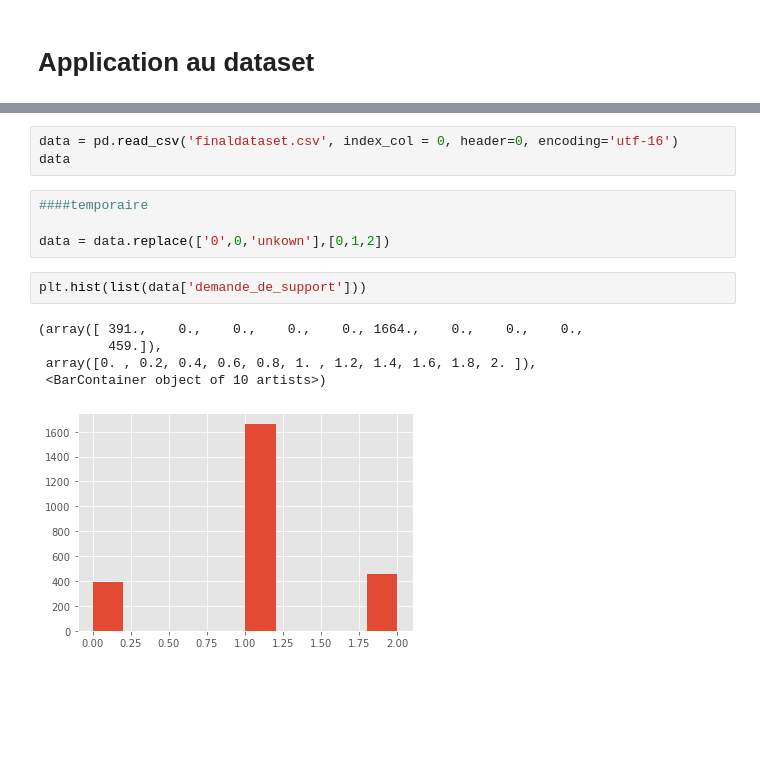
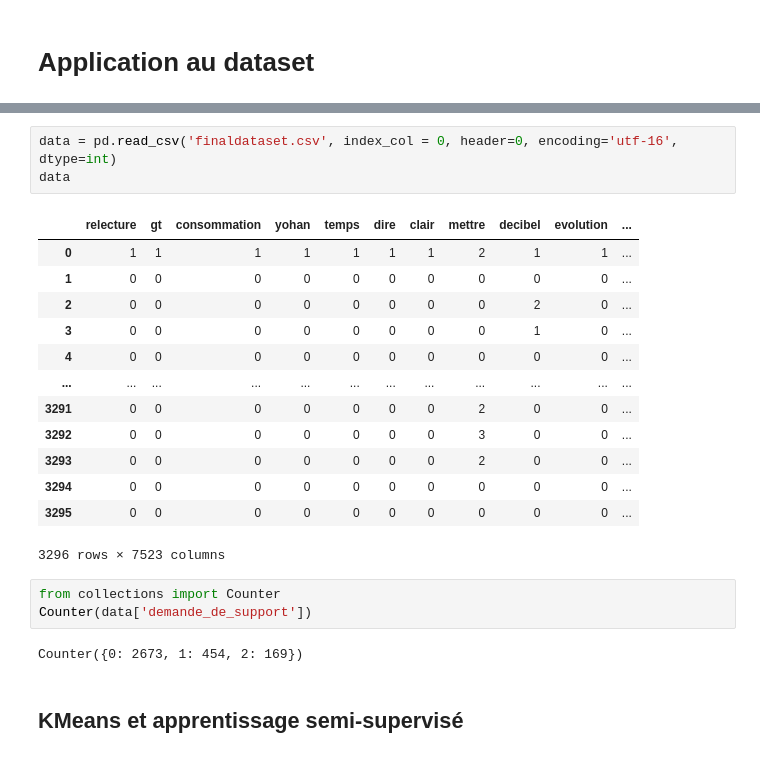
Before and after one commit to Maxime-LP/NLP-Mail-Classifier, a Jupyter notebook: models.ipynb, the cells around one changed output, grey strips where cells are left out. Drawn from its saved outputs; the diff is of its cells as text; blank space fills up the shorter version.

Commit message:
data prep + models

```diff
--- a/models.ipynb
+++ b/models.ipynb
@@ -53,16 +62,25 @@ Traitement des données ...
 Ecriture de finaldataset.csv ...
 # %%
-data = pd.read_csv('finaldataset.csv', index_col = 0, header=0, encoding='utf-16')
+data = pd.read_csv('finaldataset.csv', index_col = 0, header=0, encoding='utf-16', dtype=int)
 data
+# %% [output]
+|  | relecture | gt | consommation | yohan | temps | dire | clair | mettre | decibel | evolution | ... |
+| 0 | 1 | 1 | 1 | 1 | 1 | 1 | 1 | 2 | 1 | 1 | ... |
+| 1 | 0 | 0 | 0 | 0 | 0 | 0 | 0 | 0 | 0 | 0 | ... |
+| 2 | 0 | 0 | 0 | 0 | 0 | 0 | 0 | 0 | 2 | 0 | ... |
+| 3 | 0 | 0 | 0 | 0 | 0 | 0 | 0 | 0 | 1 | 0 | ... |
+| 4 | 0 | 0 | 0 | 0 | 0 | 0 | 0 | 0 | 0 | 0 | ... |
+| ... | ... | ... | ... | ... | ... | ... | ... | ... | ... | ... | ... |
+| 3291 | 0 | 0 | 0 | 0 | 0 | 0 | 0 | 2 | 0 | 0 | ... |
+| 3292 | 0 | 0 | 0 | 0 | 0 | 0 | 0 | 3 | 0 | 0 | ... |
+| 3293 | 0 | 0 | 0 | 0 | 0 | 0 | 0 | 2 | 0 | 0 | ... |
+| 3294 | 0 | 0 | 0 | 0 | 0 | 0 | 0 | 0 | 0 | 0 | ... |
+| 3295 | 0 | 0 | 0 | 0 | 0 | 0 | 0 | 0 | 0 | 0 | ... |
+3296 rows × 7523 columns
-# %%
-####temporaire
-
-data = data.replace(['0',0,'unkown'],[0,1,2])
-# %%
-plt.hist(list(data['demande_de_support']))
-# %% [output]
-(array([ 391.,    0.,    0.,    0.,    0., 1664.,    0.,    0.,    0.,
-         459.]),
- array([0. , 0.2, 0.4, 0.6, 0.8, 1. , 1.2, 1.4, 1.6, 1.8, 2. ]),
- <BarContainer object of 10 artists>)
-[figure, removed]
+# %%
+from collections import Counter
+Counter(data['demande_de_support'])
+# %% [output]
+Counter({0: 2673, 1: 454, 2: 169})
+# %% [markdown]
+## KMeans et apprentissage semi-supervisé
```
Also changed, not shown: parts of 13 cells of this notebook, 6 other files.
